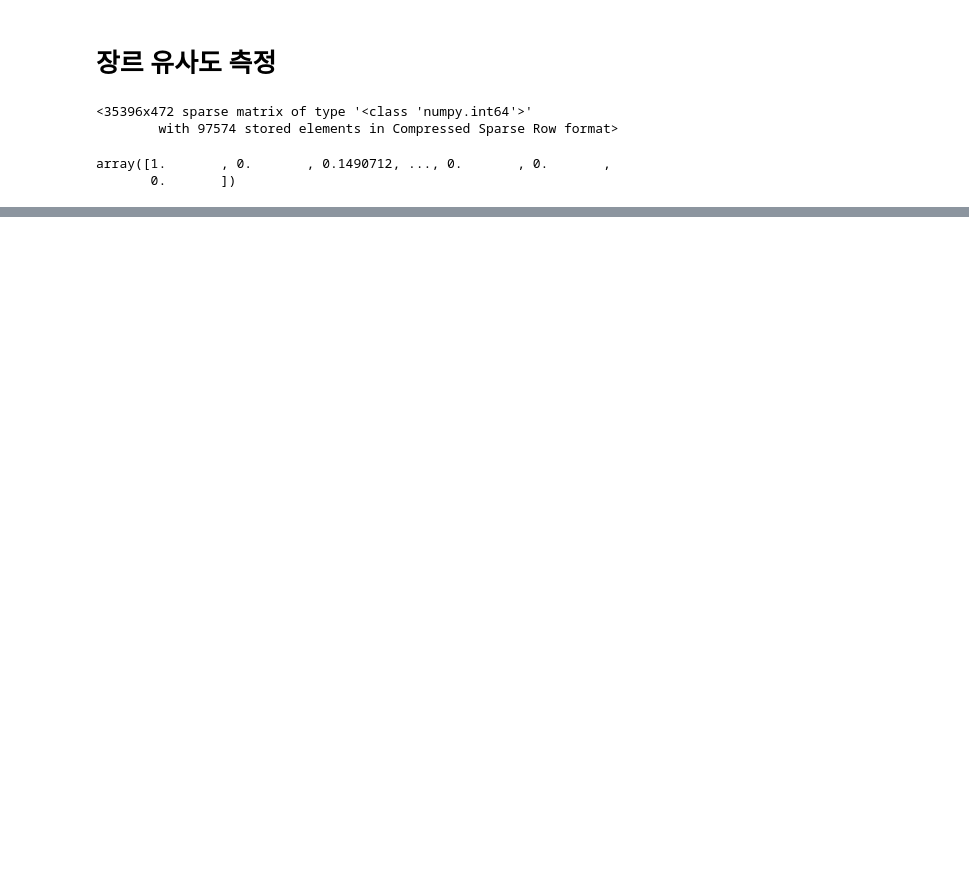
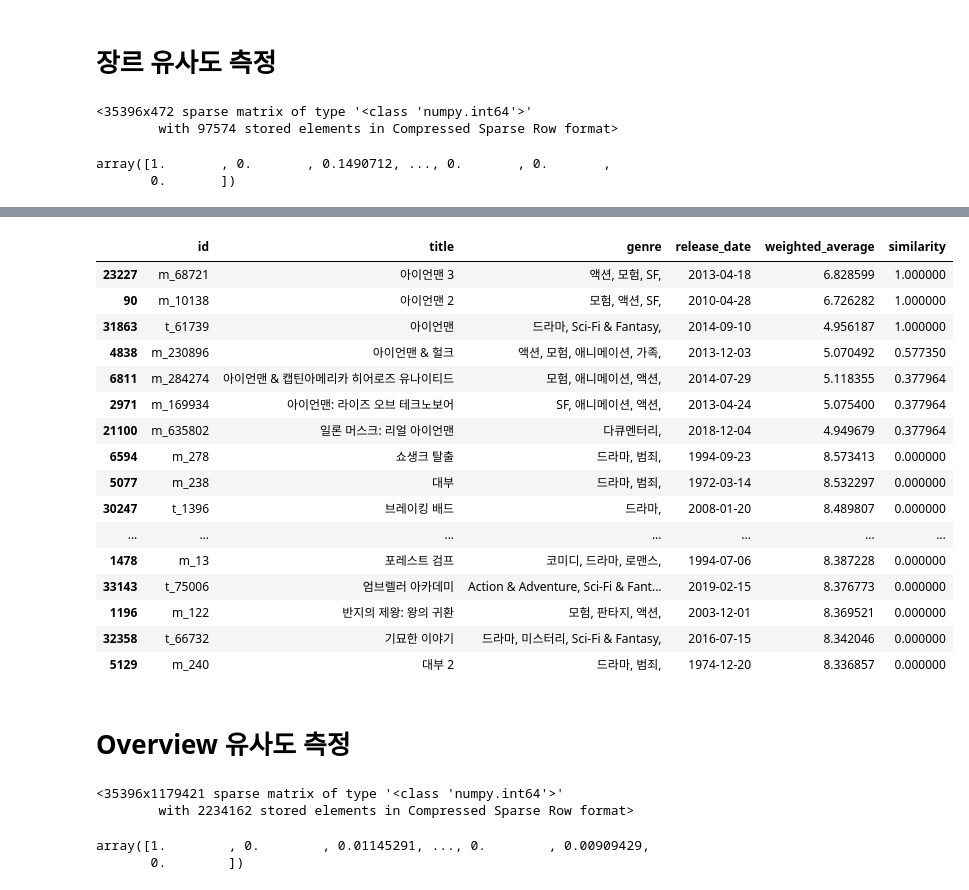
Before and after one commit to kpuce2022CD/OOSOO, a Jupyter notebook: Python/Recommend/ContentsBased/ContentsBasedFiltering.ipynb, the cells around one changed output, grey strips where cells are left out. Drawn from its saved outputs; the diff is of its cells as text; code cells hidden in the pictures; blank space fills up the shorter version.

```diff
--- a/Python/Recommend/ContentsBased/ContentsBasedFiltering.ipynb
+++ b/Python/Recommend/ContentsBased/ContentsBasedFiltering.ipynb
@@ -146,0 +210,40 @@ similar_genre_contents[['id', 'title', 'genre', 'weighted_average', 'similarity'
+# %%
+# 영화 '아이언맨' 으로 제목 유사도 기반 테스트
+similar_title_contents2 = find_similar_contents(contents_df, title_similarity, 'm_1726', top_n=20)
+similar_title_contents2[['id', 'title', 'genre', 'release_date', 'weighted_average', 'similarity']]
+# %% [output]
+|  | id | title | genre | release_date | weighted_average | similarity |
+| 23227 | m_68721 | 아이언맨 3 | 액션, 모험, SF, | 2013-04-18 | 6.828599 | 1.000000 |
+| 90 | m_10138 | 아이언맨 2 | 모험, 액션, SF, | 2010-04-28 | 6.726282 | 1.000000 |
+| 31863 | t_61739 | 아이언맨 | 드라마, Sci-Fi & Fantasy, | 2014-09-10 | 4.956187 | 1.000000 |
+| 4838 | m_230896 | 아이언맨 & 헐크 | 액션, 모험, 애니메이션, 가족, | 2013-12-03 | 5.070492 | 0.577350 |
+| 6811 | m_284274 | 아이언맨 & 캡틴아메리카 히어로즈 유나이티드 | 모험, 애니메이션, 액션, | 2014-07-29 | 5.118355 | 0.377964 |
+| 2971 | m_169934 | 아이언맨: 라이즈 오브 테크노보어 | SF, 애니메이션, 액션, | 2013-04-24 | 5.075400 | 0.377964 |
+| 21100 | m_635802 | 일론 머스크: 리얼 아이언맨 | 다큐멘터리, | 2018-12-04 | 4.949679 | 0.377964 |
+| 6594 | m_278 | 쇼생크 탈출 | 드라마, 범죄, | 1994-09-23 | 8.573413 | 0.000000 |
+| 5077 | m_238 | 대부 | 드라마, 범죄, | 1972-03-14 | 8.532297 | 0.000000 |
+| 30247 | t_1396 | 브레이킹 배드 | 드라마, | 2008-01-20 | 8.489807 | 0.000000 |
+| ... | ... | ... | ... | ... | ... | ... |
+| 1478 | m_13 | 포레스트 검프 | 코미디, 드라마, 로맨스, | 1994-07-06 | 8.387228 | 0.000000 |
+| 33143 | t_75006 | 엄브렐러 아카데미 | Action & Adventure, Sci-Fi & Fant... | 2019-02-15 | 8.376773 | 0.000000 |
+| 1196 | m_122 | 반지의 제왕: 왕의 귀환 | 모험, 판타지, 액션, | 2003-12-01 | 8.369521 | 0.000000 |
+| 32358 | t_66732 | 기묘한 이야기 | 드라마, 미스터리, Sci-Fi & Fantasy, | 2016-07-15 | 8.342046 | 0.000000 |
+| 5129 | m_240 | 대부 2 | 드라마, 범죄, | 1974-12-20 | 8.336857 | 0.000000 |
+# %% [markdown]
+# Overview 유사도 측정
+# %%
+# CountVectorizer
+overview_matrix = count_vector.fit_transform(contents_df['overview'])
+
+overview_matrix
+# %% [output]
+<35396x1179421 sparse matrix of type '<class 'numpy.int64'>'
+        with 2234162 stored elements in Compressed Sparse Row format>
+# %%
+# Cosine Similarity
+overview_similarity = cosine_similarity(overview_matrix, overview_matrix)
+
+overview_similarity[0]
+# %% [output]
+array([1.        , 0.        , 0.01145291, ..., 0.        , 0.00909429,
+       0.        ])
```
Also changed, not shown: parts of 12 cells of this notebook.
